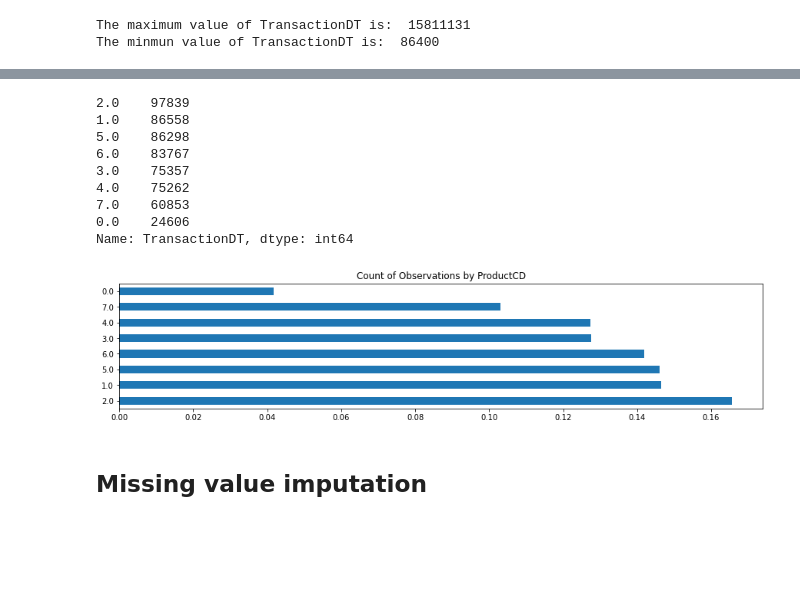
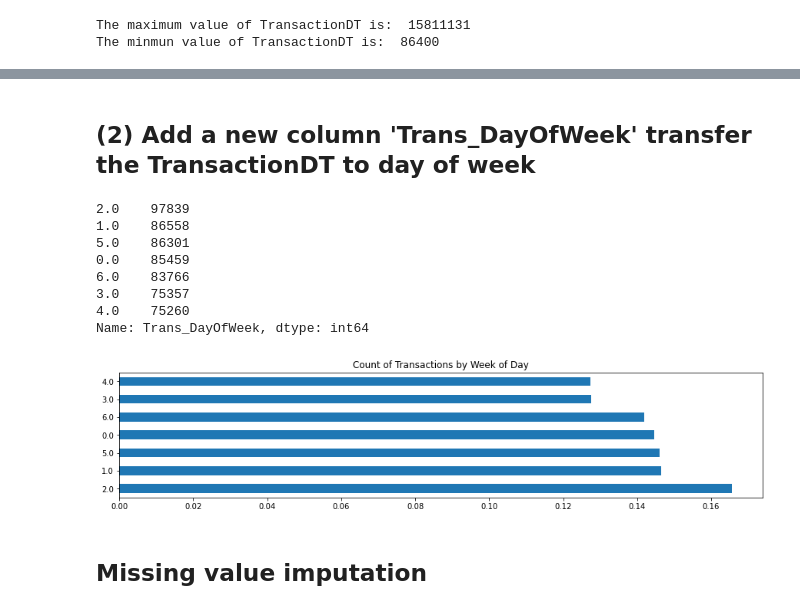
Before and after one commit to ireydiak/fraud_detection, a Jupyter notebook: fraud_detection/wanlin/preprocessing/preprocessing.ipynb, the cells around one changed output, grey strips where cells are left out. Saved outputs shown, nothing was run; the diff lists cells and outputs as text; code cells hidden in the pictures; blank space fills up the shorter version.

Commit message:
'TransactionDay'
(1) Transfer the unit of 'TransactionDay' from seconds to days
(2) Add a new column 'Trans_DayOfWeek' transfer the TransactionDT to day of week

```diff
--- a/fraud_detection/wanlin/preprocessing/preprocessing.ipynb
+++ b/fraud_detection/wanlin/preprocessing/preprocessing.ipynb
@@ -363,4 +363,7 @@ test.to_csv("test.csv", index= False)
 print(train.columns.tolist())
 # %% [output]
 ['TransactionID', 'isFraud', 'TransactionDT', 'TransactionAmt', 'ProductCD', 'card1', 'card2', 'card3', 'card4', 'card5', 'card6', 'addr1', 'addr2', 'dist1', 'dist2', 'P_emaildomain', 'R_emaildomain', ...
+# %%
+train= pd.read_csv("train.csv")
+test = pd.read_csv("test.csv")
 # %% [markdown]
@@ -389,0 +395,3 @@ The minmun value of TransactionDT is:  86400
+# %%
+train['TransactionDT'] = (train['TransactionDT']/(60*60*24)).round(0)
+train['TransactionDT'].value_counts()
@@ -390,24 +427,28 @@ The minmun value of TransactionDT is:  86400
+# %% [markdown]
+## (2) Add a new column 'Trans_DayOfWeek' transfer the TransactionDT to day of week
 # %%
-train['TransactionDT'] = ((train['TransactionDT']/(60*60*24))%7).round(0)
-train['TransactionDT'].value_counts()
+train['Trans_DayOfWeek'] = (train['TransactionDT']%7).round(0)
+train['Trans_DayOfWeek'].value_counts()
 # %% [output]
 2.0    97839
 1.0    86558
-5.0    86298
-6.0    83767
+5.0    86301
+0.0    85459
+6.0    83766
 3.0    75357
-4.0    75262
-7.0    60853
-0.0    24606
-Name: TransactionDT, dtype: int64
+4.0    75260
+Name: Trans_DayOfWeek, dtype: int64
+# %%
+train['Trans_DayOfWeek'] = (train['TransactionDT']%7).round(0)
+train['Trans_DayOfWeek'].value_counts()
 # %%
-train["TransactionDT"].value_counts(dropna=False, normalize=True)\
+train['Trans_DayOfWeek'].value_counts(dropna=False, normalize=True)\
 .plot(kind='barh',
           figsize=(15, 3),
-         title='Count of Observations by ProductCD')
+         title='Count of Transactions by Week of Day')
 plt.show()
 # %% [output]
-[figure, old version]
+[figure, new version]
 # %% [markdown]
 ## Missing value imputation
 # %% [markdown]
```
Also changed, not shown: parts of 4 cells of this notebook.
